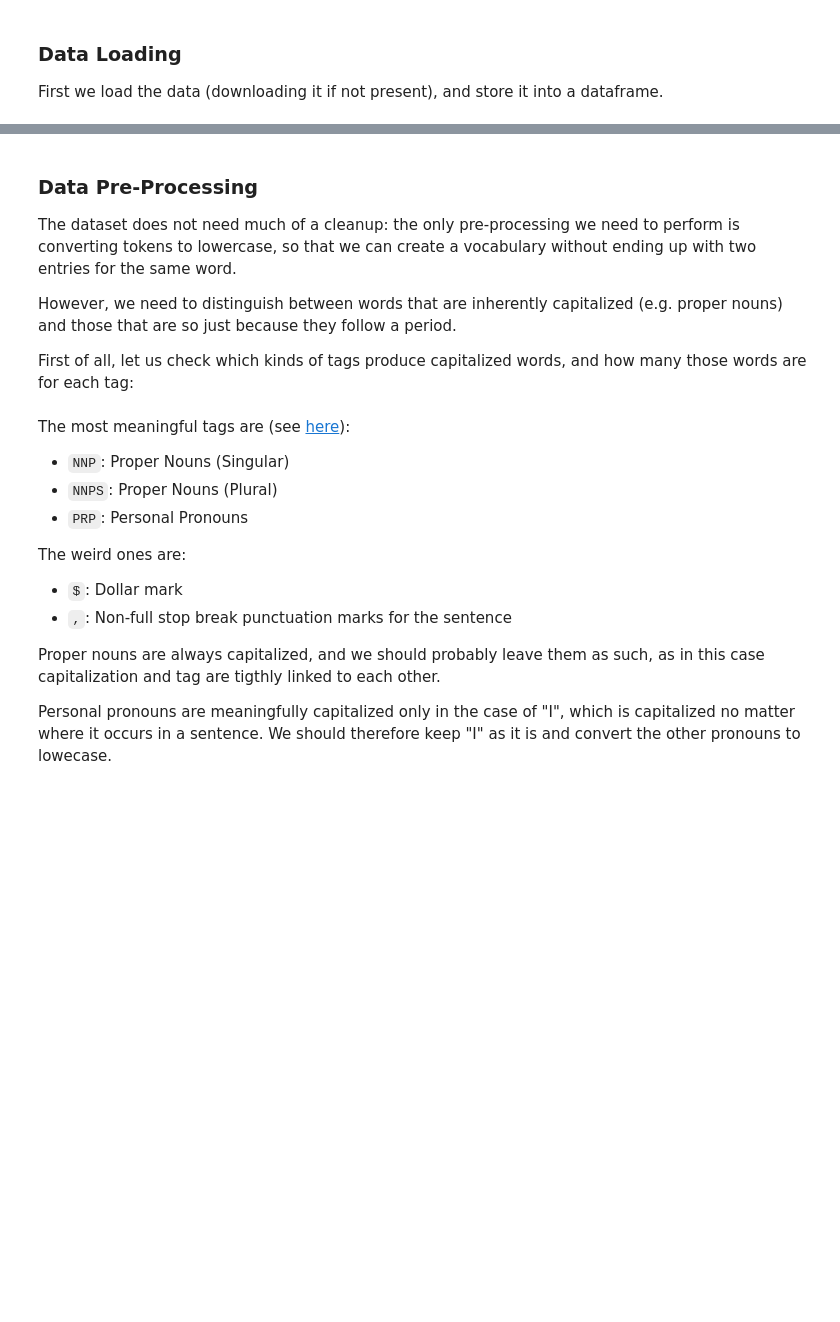
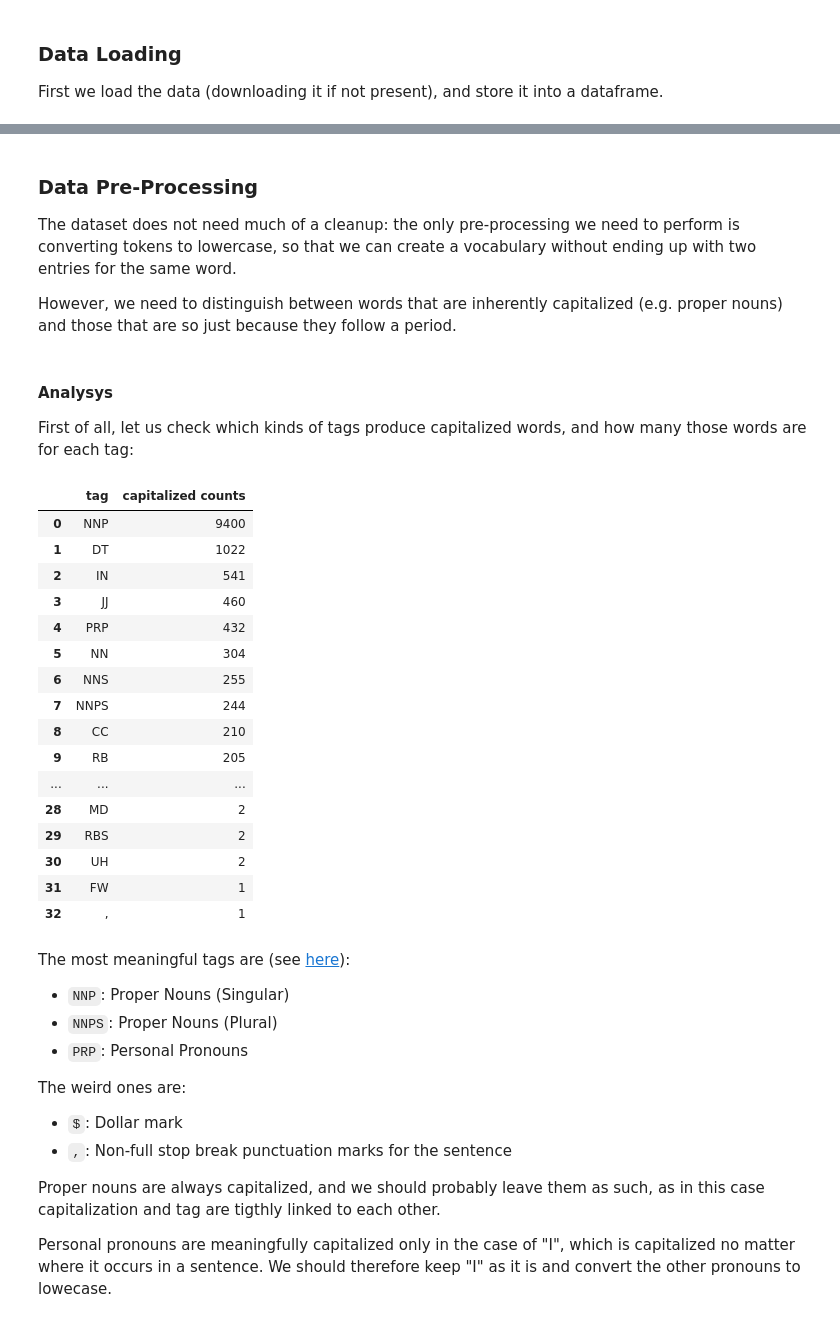
Before and after one commit to manuel-mariani/NLP-POS-Tagging, a Jupyter notebook: pos_tagging.ipynb, the cells around one changed output, grey strips where cells are left out. Saved outputs shown, nothing was run; the diff lists cells and outputs as text; code cells hidden in the pictures; blank space fills up the shorter version.

```diff
--- a/pos_tagging.ipynb
+++ b/pos_tagging.ipynb
@@ -75,5 +187,3 @@ dataset[dataset['document'].lt(1)]  # Display the first document
 The dataset does not need much of a cleanup: the only pre-processing we need to perform is converting tokens to lowercase, so that we can create a vocabulary without ending up with two entries for the same word.
 
 However, we need to distinguish between words that are inherently capitalized (e.g. proper nouns) and those that are so just because they follow a period.
-
-First of all, let us check which kinds of tags produce capitalized words, and how many those words are for each tag:
@@ -83,3 +190,42 @@ dataset[dataset['token'].str[0].str.isupper()].groupby('tag').size(
+# %% [markdown]
+#### Analysys
+First of all, let us check which kinds of tags produce capitalized words, and how many those words are for each tag:
+# %%
+def get_capitalized_tokens(df: pd.DataFrame) -> pd.DataFrame:
+    """Given a dataset, counts the number of capitalized tokens for each tag.
+
+    Args:
+        df: a Pandas DataFrame with 'token' and 'tag' columns
+
+    Returns:
+        A DataFrame that, for each tag, displays the number
+        of occurrences of capitalized tokens with that tag.
+    """
+    return df[dataset['token'].str[0].str.isupper()]\
+        .groupby('tag')\
+        .size()\
+        .sort_values(ascending=False)\
+        .reset_index(name='capitalized counts')
+# %%
+get_capitalized_tokens(dataset)
+# %% [output]
+|  | tag | capitalized counts |
+| 0 | NNP | 9400 |
+| 1 | DT | 1022 |
+| 2 | IN | 541 |
+| 3 | JJ | 460 |
+| 4 | PRP | 432 |
+| 5 | NN | 304 |
+| 6 | NNS | 255 |
+| 7 | NNPS | 244 |
+| 8 | CC | 210 |
+| 9 | RB | 205 |
+| ... | ... | ... |
+| 28 | MD | 2 |
+| 29 | RBS | 2 |
+| 30 | UH | 2 |
+| 31 | FW | 1 |
+| 32 | , | 1 |
 # %% [markdown]
 The most meaningful tags are (see [here](https://sites.google.com/site/partofspeechhelp/)):
 * `NNP`: Proper Nouns (Singular)
```
Also changed, not shown: parts of 38 cells of this notebook.
